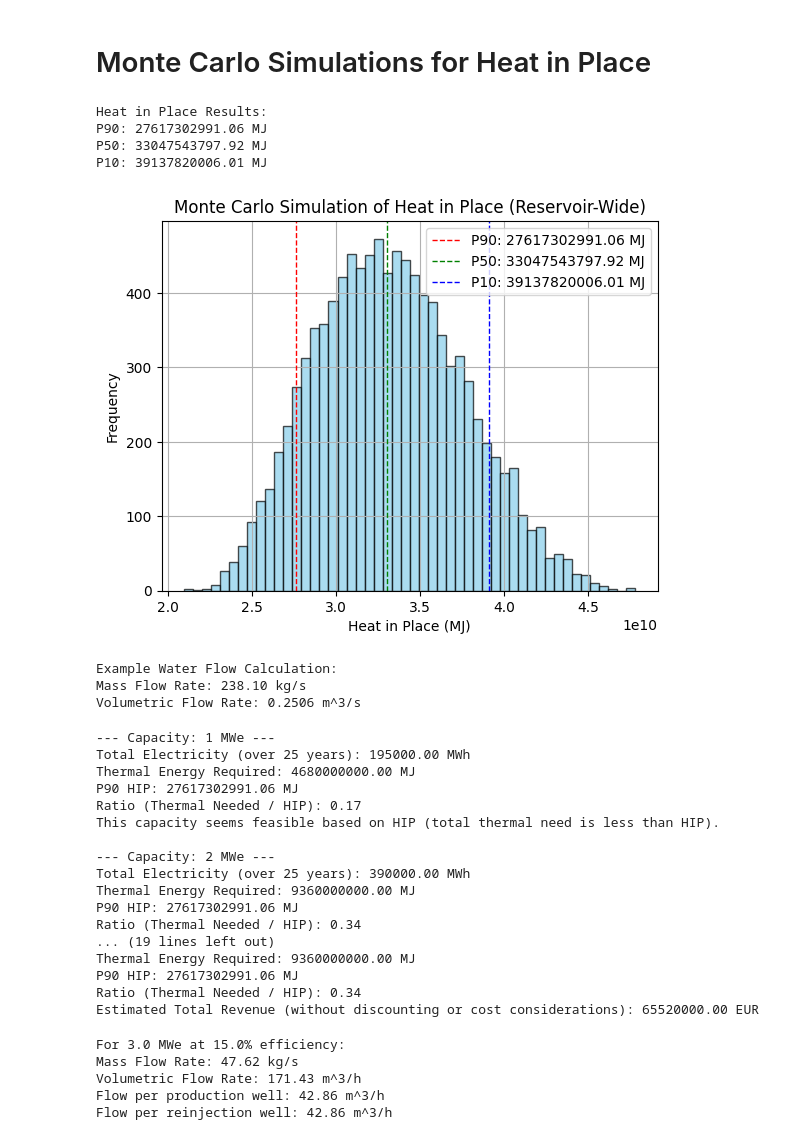
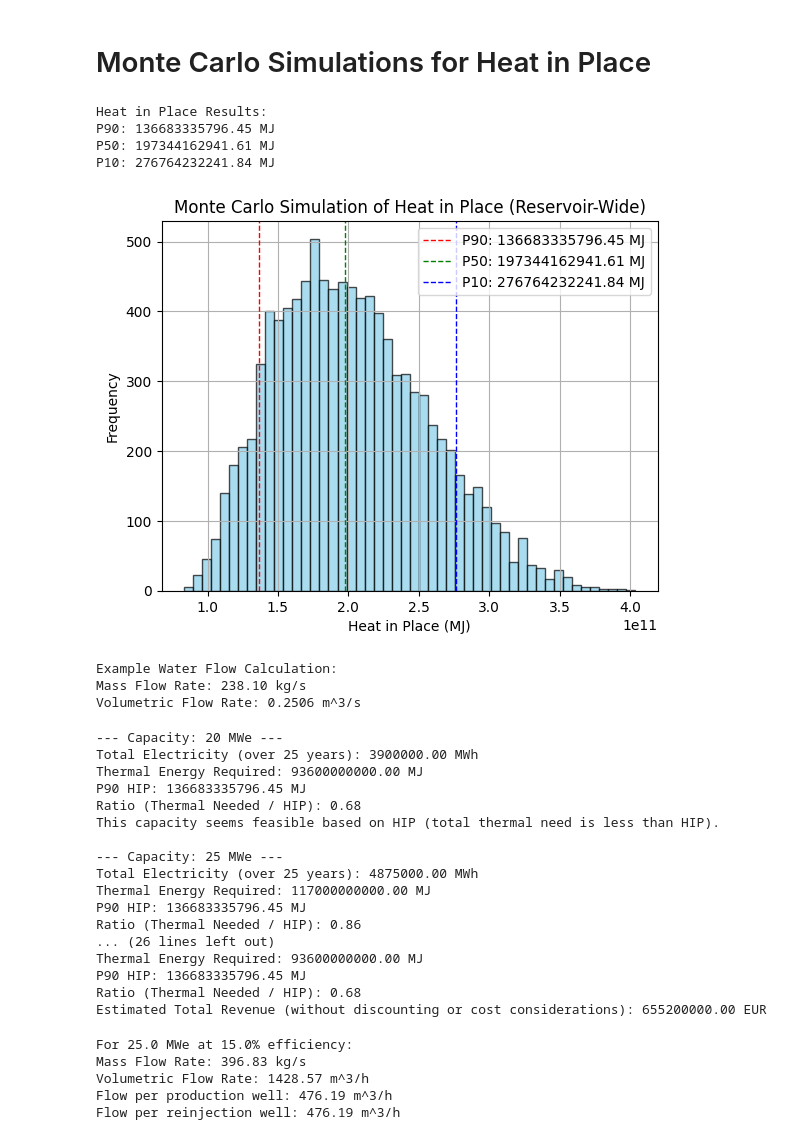
Before and after one commit to REDOUANEKHEIREDDINE/geohackathon2024, a Jupyter notebook: Code/heat_in_place.ipynb, the cells around one changed output. Saved outputs shown, nothing was run; the diff lists cells and outputs as text; code cells hidden in the pictures.

```diff
--- a/Code/heat_in_place.ipynb
+++ b/Code/heat_in_place.ipynb
@@ -5,20 +5,20 @@ import numpy as np
 import matplotlib.pyplot as plt
 
 # Assign wells to production and reinjection groups
-production_wells = ["Known_LONCCARICA_1", "Known_REZOVACCKE_KRCCEVINE_1",
+production_wells = ["Known_REZOVACCKE_KRCCEVINE_1",
                     "Known_REZOVACCKE_KRCCEVINE_2", "Known_SUHOPOLJE_1"]
-reinjection_wells = ["Unknown_Well1", "Unknown_Well2",
+reinjection_wells = ["Unknown_Well2",
                      "Known_VIROVITICA_1", "Known_VIROVITICA_3ALFA"]
 
 # Example average properties from production wells (from previous code or manual input)
 # In practice, derive these from your data and predictions.
-reservoir_area_range = [2.0e6, 2.2e6]          # m^2 (e.g., from geospatial data)
-reservoir_thickness_range = [50, 70]            # m
+reservoir_area_range = [3.0e6, 5.0e6]          # m^2 (e.g., from geospatial data)
+reservoir_thickness_range = [150, 300]            # m
 rock_density_range = [2600, 2700]               # kg/m^3
 rock_specific_heat_range = [850, 950]           # J/kg-K
 fluid_density_range = [900, 1000]               # kg/m^3 for liquid water at ~200°C
 fluid_specific_heat_range = [4200, 4300]        # J/kg-K for water
-average_reservoir_temp_range = [140, 160]       # °C (example: from well logs or ML predictions)
+average_reservoir_temp_range = [125, 145]       # °C (example: from well logs or ML predictions)
 reinjection_temp_range = [40, 60]               # °C (cooled fluid)
 porosity_range = [0.14, 0.16]                     # fraction (just an example)
 
@@ -106,43 +106,43 @@ def calculate_water_flow(power_output_MWe, fluid_density, fluid_specific_heat, i
     # mass_flow_rate * delta_h = thermal_power_needed
     mass_flow_rate = thermal_power_needed / delta_h  # kg/s
 
     # volumetric_flow_rate = mass_flow_rate / density
     volumetric_flow_rate = mass_flow_rate / fluid_density  # m^3/s
 
     return mass_flow_rate, volumetric_flow_rate
 
 
 # Example usage of water flow calculation
 # Suppose we want 10 MWe output, fluid properties from our ranges:
 example_power_output = 10.0  # MWe
 example_fluid_density = 950  # kg/m^3 (approx)
 example_fluid_spec_heat = 4200  # J/kg-K
 inlet_temp = 150  # °C
 outlet_temp = 50   # °C
 example_efficiency = 0.1
 
 m_flow, v_flow = calculate_water_flow(example_power_output,
                                       example_fluid_density,
                                       example_fluid_spec_heat,
                                       inlet_temp,
                                       outlet_temp,
                                       example_efficiency)
 
 print("\nExample Water Flow Calculation:")
 print(f"Mass Flow Rate: {m_flow:.2f} kg/s")
 print(f"Volumetric Flow Rate: {v_flow:.4f} m^3/s")
 # %% [output]
 Heat in Place Results:
-P90: 27617302991.06 MJ
-P50: 33047543797.92 MJ
-P10: 39137820006.01 MJ
+P90: 136683335796.45 MJ
+P50: 197344162941.61 MJ
+P10: 276764232241.84 MJ
-[figure, old version]
+[figure, new version]
 Example Water Flow Calculation:
 Mass Flow Rate: 238.10 kg/s
 Volumetric Flow Rate: 0.2506 m^3/s
 # %%
 # Given P90 HIP in MJ
-p90_hip = 27617302991.06  # MJ
+p90_hip = 136683335796.45 # MJ
 
 # Assumptions / Inputs
 plant_lifetime_years = 25           # How many years you plan to operate
@@ -152,7 +152,7 @@ electricity_price = 168.00          # EUR/MWh (just an example, from your spread
 
 # Start with a trial capacity or test multiple capacities
 # Let's try a range of capacities to see what fraction of HIP they require
-test_capacities = [1, 2, 4, 5]   # MWe (just examples)
+test_capacities = [20, 25, 30, 40, 45]   # MWe (just examples)
 
 for capacity in test_capacities:
     # Calculate total electricity produced over the lifetime
@@ -179,7 +179,7 @@ for capacity in test_capacities:
     print()
 
 # You can also pick one capacity and print the economics:
-chosen_capacity = 2  # MWe, for example
+chosen_capacity = 20  # MWe, for example
 total_electricity_MWh = chosen_capacity * annual_operating_hours * plant_lifetime_years
 total_electricity_MJ = total_electricity_MWh * 3600.0
 total_thermal_MJ = total_electricity_MJ / efficiency
@@ -195,29 +195,29 @@ print(f"Estimated Total Revenue (without discounting or cost considerations): {r
 
 # Next step: Adjust chosen_capacity based on results until you find a suitable balance.
 # %% [output]
---- Capacity: 1 MWe ---
-Total Electricity (over 25 years): 195000.00 MWh
-Thermal Energy Required: 4680000000.00 MJ
-P90 HIP: 27617302991.06 MJ
-Ratio (Thermal Needed / HIP): 0.17
+--- Capacity: 20 MWe ---
+Total Electricity (over 25 years): 3900000.00 MWh
+Thermal Energy Required: 93600000000.00 MJ
+P90 HIP: 136683335796.45 MJ
+Ratio (Thermal Needed / HIP): 0.68
 This capacity seems feasible based on HIP (total thermal need is less than HIP).
 
---- Capacity: 2 MWe ---
-Total Electricity (over 25 years): 390000.00 MWh
-Thermal Energy Required: 9360000000.00 MJ
-P90 HIP: 27617302991.06 MJ
-Ratio (Thermal Needed / HIP): 0.34
-... (19 lines left out)
-Thermal Energy Required: 9360000000.00 MJ
-P90 HIP: 27617302991.06 MJ
-Ratio (Thermal Needed / HIP): 0.34
-Estimated Total Revenue (without discounting or cost considerations): 65520000.00 EUR
+--- Capacity: 25 MWe ---
+Total Electricity (over 25 years): 4875000.00 MWh
+Thermal Energy Required: 117000000000.00 MJ
+P90 HIP: 136683335796.45 MJ
+Ratio (Thermal Needed / HIP): 0.86
+... (26 lines left out)
+Thermal Energy Required: 93600000000.00 MJ
+P90 HIP: 136683335796.45 MJ
+Ratio (Thermal Needed / HIP): 0.68
+Estimated Total Revenue (without discounting or cost considerations): 655200000.00 EUR
 # %%
 # Given parameters
-capacity_MWe = 3.0
+capacity_MWe = 25.0
 efficiency = 0.15
 cp_water = 4200.0      # J/kg-K
-delta_T = 100.0         # K (e.g. from 150°C to 50°C)
+delta_T = 100.0         # K (e.g. from 140°C to 40°C)
 density = 1000.0        # kg/m^3
 
 # Convert MWe to W
@@ -237,15 +237,15 @@ print(f"Mass Flow Rate: {mass_flow_kg_s:.2f} kg/s")
 print(f"Volumetric Flow Rate: {volumetric_flow_m3_h:.2f} m^3/h")
 
 # If we have 4 production wells, flow per well:
-flow_per_production_well = volumetric_flow_m3_h / 4
+flow_per_production_well = volumetric_flow_m3_h / 3
 print(f"Flow per production well: {flow_per_production_well:.2f} m^3/h")
 
 # Reinjection wells would also handle about the same total flow returning, divided by 4
-flow_per_reinjection_well = volumetric_flow_m3_h / 4
+flow_per_reinjection_well = volumetric_flow_m3_h / 3
 print(f"Flow per reinjection well: {flow_per_reinjection_well:.2f} m^3/h")
 # %% [output]
-For 3.0 MWe at 15.0% efficiency:
-Mass Flow Rate: 47.62 kg/s
-Volumetric Flow Rate: 171.43 m^3/h
-Flow per production well: 42.86 m^3/h
-Flow per reinjection well: 42.86 m^3/h
+For 25.0 MWe at 15.0% efficiency:
+Mass Flow Rate: 396.83 kg/s
+Volumetric Flow Rate: 1428.57 m^3/h
+Flow per production well: 476.19 m^3/h
+Flow per reinjection well: 476.19 m^3/h
```
Also changed, not shown: 4 other files.
